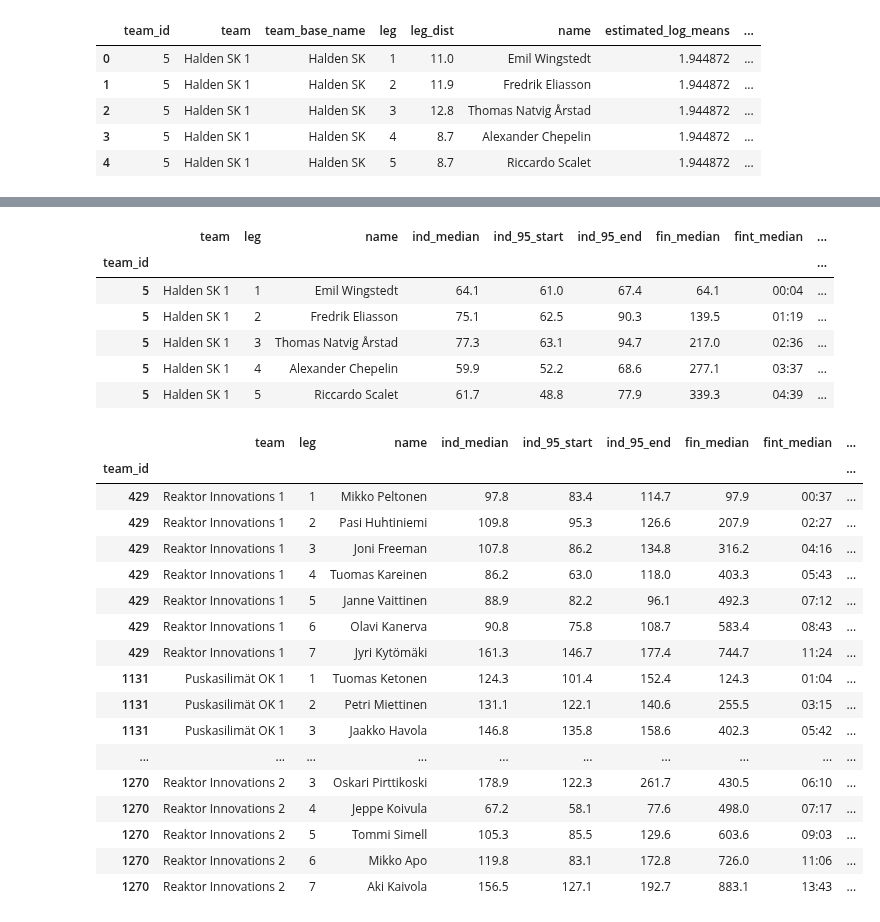
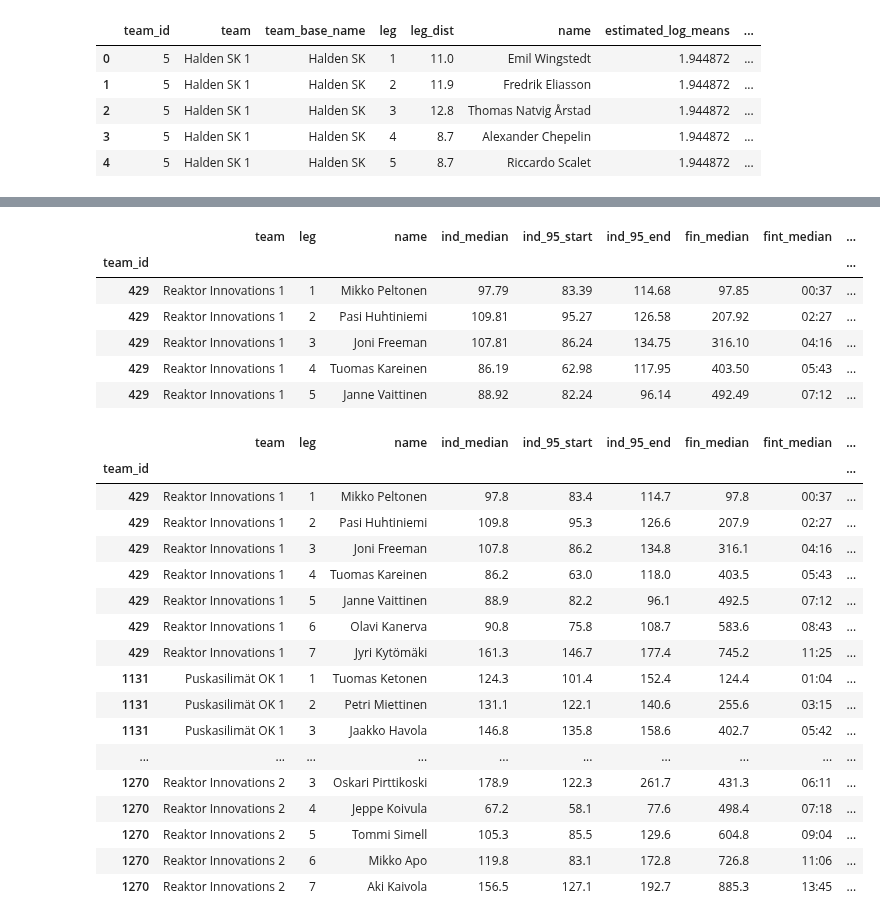
Before and after one commit to dins/jukola-xml-model, a Jupyter notebook: 2018-lognormal-estimates.ipynb, the cells around one changed output, grey strips where cells are left out. Saved outputs shown, nothing was run; the diff lists cells and outputs as text; code cells hidden in the pictures.

```diff
--- a/2018-lognormal-estimates.ipynb
+++ b/2018-lognormal-estimates.ipynb
@@ -77,7 +77,7 @@ def get_estimate_params(running_order_row):
     log_stdevs = history_row.log_stdevs.values[0]
     return pd.Series({"history_log_means": log_means, "history_log_stdevs": log_stdevs})
 
-#order18 = order18[order18['team'].str.contains("Reak") | order18['team'].str.contains("Puskasil") | order18['team'].str.contains("Rastihaukat")]
+order18 = order18[order18['team'].str.contains("Reak") | order18['team'].str.contains("Puskasil") | order18['team'].str.contains("Rastihaukat")]
 estimate_params = order18.apply(lambda row: get_estimate_params(row), axis=1)
 order18 = order18.assign(history_log_means = estimate_params.history_log_means)
 order18 = order18.assign(history_log_stdevs = estimate_params.history_log_stdevs)
@@ -151,6 +151,10 @@ def simulate_relay_estimates(row):
     end95 = samples_sums.quantile(0.975)
     medians = samples_sums.median()
     means = samples_sums.mean()
+
+    sum_logs = np.log(samples_sums)
+    sum_log_means = np.mean(sum_logs)
+    sum_log_stds = np.std(sum_logs)
 
     """
     for i in range(1,8):
@@ -180,7 +184,9 @@ def simulate_relay_estimates(row):
     fin_end95_dict = {f"fin_end95_{leg}" : end95.values[leg-1] for leg in range(1,8)}
     fin_median_dict = {f"fin_median_{leg}" : medians.values[leg-1] for leg in range(1,8)}
     fin_mean_dict = {f"fin_mean_{leg}" : means.values[leg-1] for leg in range(1,8)}
-    new_cols = {**fin_start95_dict, **fin_end95_dict, **fin_median_dict, **fin_mean_dict}
+    fin_sum_log_means_dict = {f"fin_sum_log_mean_{leg}" : sum_log_means.values[leg-1] for leg in range(1,8)}
+    fin_sum_log_stds_dict = {f"fin_sum_log_std_{leg}" : sum_log_stds.values[leg-1] for leg in range(1,8)}
+    new_cols = {**fin_start95_dict, **fin_end95_dict, **fin_median_dict, **fin_mean_dict, **fin_sum_log_means_dict, **fin_sum_log_stds_dict}
 
     #print(start95.values)
     #print(new_cols)
@@ -285,30 +301,30 @@ runner_estimates.to_csv('data/runner_estimates_ju2018.tsv', sep="\t")
 # %%
 for_print = runner_estimates.copy()
 for_print = for_print.reset_index()
 for_print = for_print.set_index('team_id')
-for_print = for_print.round(1)
+for_print = for_print.round(2)
 for_print.fint_median = for_print.fint_median.dt.strftime("%H:%M")
 for_print.fint_start95 = for_print.fint_start95.dt.strftime("%H:%M")
 for_print.fint_end95 = for_print.fint_end95.dt.strftime("%H:%M")
 for_print = for_print[['team',
  'leg',
  'name',
  'ind_median',
  'ind_95_start',
  'ind_95_end',
  'fin_median',
  'fint_median',
  'fint_start95',
  'fint_end95']]
 for_print.head()
 # %% [output]
 |  | team | leg | name | ind_median | ind_95_start | ind_95_end | fin_median | fint_median | ... |
 | team_id |  |  |  |  |  |  |  |  | ... |
-| 5 | Halden SK 1 | 1 | Emil Wingstedt | 64.1 | 61.0 | 67.4 | 64.1 | 00:04 | ... |
-| 5 | Halden SK 1 | 2 | Fredrik Eliasson | 75.1 | 62.5 | 90.3 | 139.5 | 01:19 | ... |
-| 5 | Halden SK 1 | 3 | Thomas Natvig Årstad | 77.3 | 63.1 | 94.7 | 217.0 | 02:36 | ... |
-| 5 | Halden SK 1 | 4 | Alexander Chepelin | 59.9 | 52.2 | 68.6 | 277.1 | 03:37 | ... |
-| 5 | Halden SK 1 | 5 | Riccardo Scalet | 61.7 | 48.8 | 77.9 | 339.3 | 04:39 | ... |
+| 429 | Reaktor Innovations 1 | 1 | Mikko Peltonen | 97.79 | 83.39 | 114.68 | 97.85 | 00:37 | ... |
+| 429 | Reaktor Innovations 1 | 2 | Pasi Huhtiniemi | 109.81 | 95.27 | 126.58 | 207.92 | 02:27 | ... |
+| 429 | Reaktor Innovations 1 | 3 | Joni Freeman | 107.81 | 86.24 | 134.75 | 316.10 | 04:16 | ... |
+| 429 | Reaktor Innovations 1 | 4 | Tuomas Kareinen | 86.19 | 62.98 | 117.95 | 403.50 | 05:43 | ... |
+| 429 | Reaktor Innovations 1 | 5 | Janne Vaittinen | 88.92 | 82.24 | 96.14 | 492.49 | 07:12 | ... |
 # %%
 for_print.to_csv('for_print_ju2018.tsv', sep="\t")
 # %%
@@ -316,19 +332,19 @@ for_print[for_print['team'].str.contains("Reak") | for_print['team'].str.contain
 # %% [output]
 |  | team | leg | name | ind_median | ind_95_start | ind_95_end | fin_median | fint_median | ... |
 | team_id |  |  |  |  |  |  |  |  | ... |
-| 429 | Reaktor Innovations 1 | 1 | Mikko Peltonen | 97.8 | 83.4 | 114.7 | 97.9 | 00:37 | ... |
+| 429 | Reaktor Innovations 1 | 1 | Mikko Peltonen | 97.8 | 83.4 | 114.7 | 97.8 | 00:37 | ... |
 | 429 | Reaktor Innovations 1 | 2 | Pasi Huhtiniemi | 109.8 | 95.3 | 126.6 | 207.9 | 02:27 | ... |
-| 429 | Reaktor Innovations 1 | 3 | Joni Freeman | 107.8 | 86.2 | 134.8 | 316.2 | 04:16 | ... |
-| 429 | Reaktor Innovations 1 | 4 | Tuomas Kareinen | 86.2 | 63.0 | 118.0 | 403.3 | 05:43 | ... |
-| 429 | Reaktor Innovations 1 | 5 | Janne Vaittinen | 88.9 | 82.2 | 96.1 | 492.3 | 07:12 | ... |
-| 429 | Reaktor Innovations 1 | 6 | Olavi Kanerva | 90.8 | 75.8 | 108.7 | 583.4 | 08:43 | ... |
-| 429 | Reaktor Innovations 1 | 7 | Jyri Kytömäki | 161.3 | 146.7 | 177.4 | 744.7 | 11:24 | ... |
-| 1131 | Puskasilimät OK 1 | 1 | Tuomas Ketonen | 124.3 | 101.4 | 152.4 | 124.3 | 01:04 | ... |
-| 1131 | Puskasilimät OK 1 | 2 | Petri Miettinen | 131.1 | 122.1 | 140.6 | 255.5 | 03:15 | ... |
-| 1131 | Puskasilimät OK 1 | 3 | Jaakko Havola | 146.8 | 135.8 | 158.6 | 402.3 | 05:42 | ... |
+| 429 | Reaktor Innovations 1 | 3 | Joni Freeman | 107.8 | 86.2 | 134.8 | 316.1 | 04:16 | ... |
+| 429 | Reaktor Innovations 1 | 4 | Tuomas Kareinen | 86.2 | 63.0 | 118.0 | 403.5 | 05:43 | ... |
+| 429 | Reaktor Innovations 1 | 5 | Janne Vaittinen | 88.9 | 82.2 | 96.1 | 492.5 | 07:12 | ... |
+| 429 | Reaktor Innovations 1 | 6 | Olavi Kanerva | 90.8 | 75.8 | 108.7 | 583.6 | 08:43 | ... |
+| 429 | Reaktor Innovations 1 | 7 | Jyri Kytömäki | 161.3 | 146.7 | 177.4 | 745.2 | 11:25 | ... |
+| 1131 | Puskasilimät OK 1 | 1 | Tuomas Ketonen | 124.3 | 101.4 | 152.4 | 124.4 | 01:04 | ... |
+| 1131 | Puskasilimät OK 1 | 2 | Petri Miettinen | 131.1 | 122.1 | 140.6 | 255.6 | 03:15 | ... |
+| 1131 | Puskasilimät OK 1 | 3 | Jaakko Havola | 146.8 | 135.8 | 158.6 | 402.7 | 05:42 | ... |
 | ... | ... | ... | ... | ... | ... | ... | ... | ... | ... |
-| 1270 | Reaktor Innovations 2 | 3 | Oskari Pirttikoski | 178.9 | 122.3 | 261.7 | 430.5 | 06:10 | ... |
-| 1270 | Reaktor Innovations 2 | 4 | Jeppe Koivula | 67.2 | 58.1 | 77.6 | 498.0 | 07:17 | ... |
-| 1270 | Reaktor Innovations 2 | 5 | Tommi Simell | 105.3 | 85.5 | 129.6 | 603.6 | 09:03 | ... |
-| 1270 | Reaktor Innovations 2 | 6 | Mikko Apo | 119.8 | 83.1 | 172.8 | 726.0 | 11:06 | ... |
-| 1270 | Reaktor Innovations 2 | 7 | Aki Kaivola | 156.5 | 127.1 | 192.7 | 883.1 | 13:43 | ... |
+| 1270 | Reaktor Innovations 2 | 3 | Oskari Pirttikoski | 178.9 | 122.3 | 261.7 | 431.3 | 06:11 | ... |
+| 1270 | Reaktor Innovations 2 | 4 | Jeppe Koivula | 67.2 | 58.1 | 77.6 | 498.4 | 07:18 | ... |
+| 1270 | Reaktor Innovations 2 | 5 | Tommi Simell | 105.3 | 85.5 | 129.6 | 604.8 | 09:04 | ... |
+| 1270 | Reaktor Innovations 2 | 6 | Mikko Apo | 119.8 | 83.1 | 172.8 | 726.8 | 11:06 | ... |
+| 1270 | Reaktor Innovations 2 | 7 | Aki Kaivola | 156.5 | 127.1 | 192.7 | 885.3 | 13:45 | ... |
```
Also changed, not shown: parts of 13 cells of this notebook, 4 other files.
